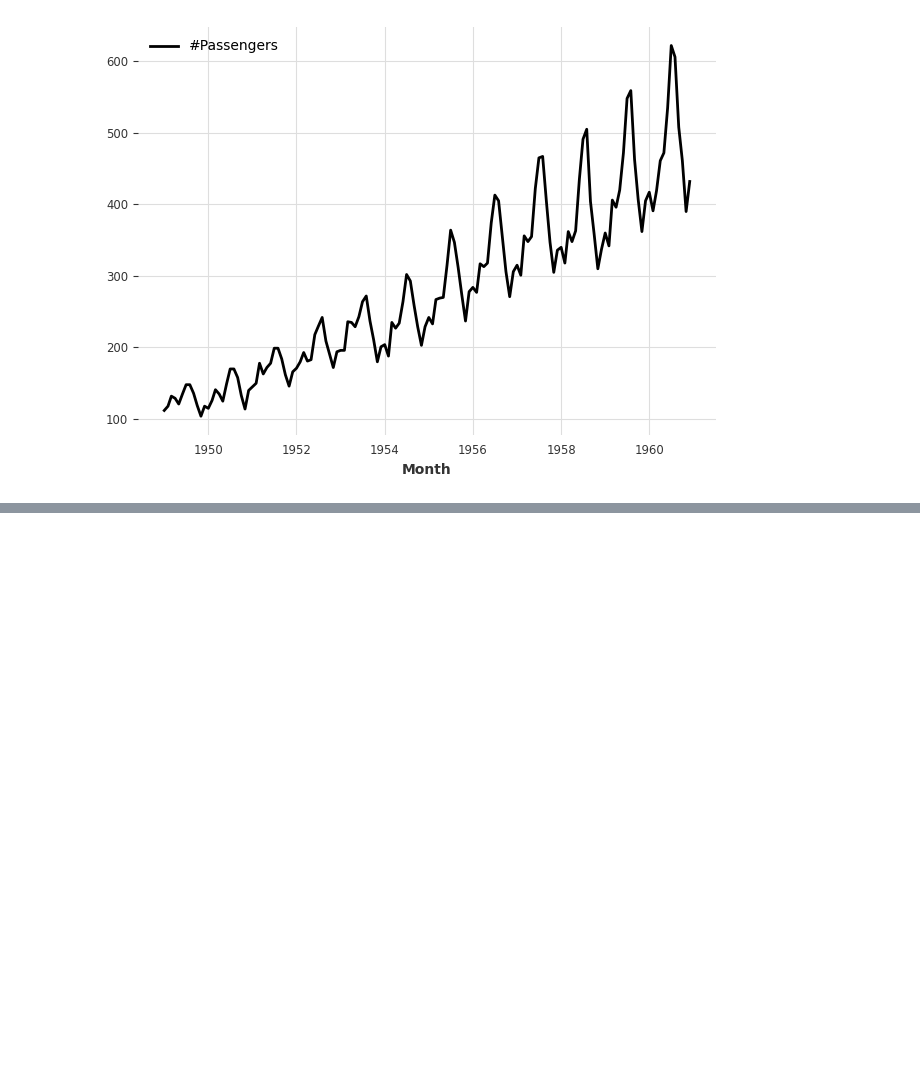
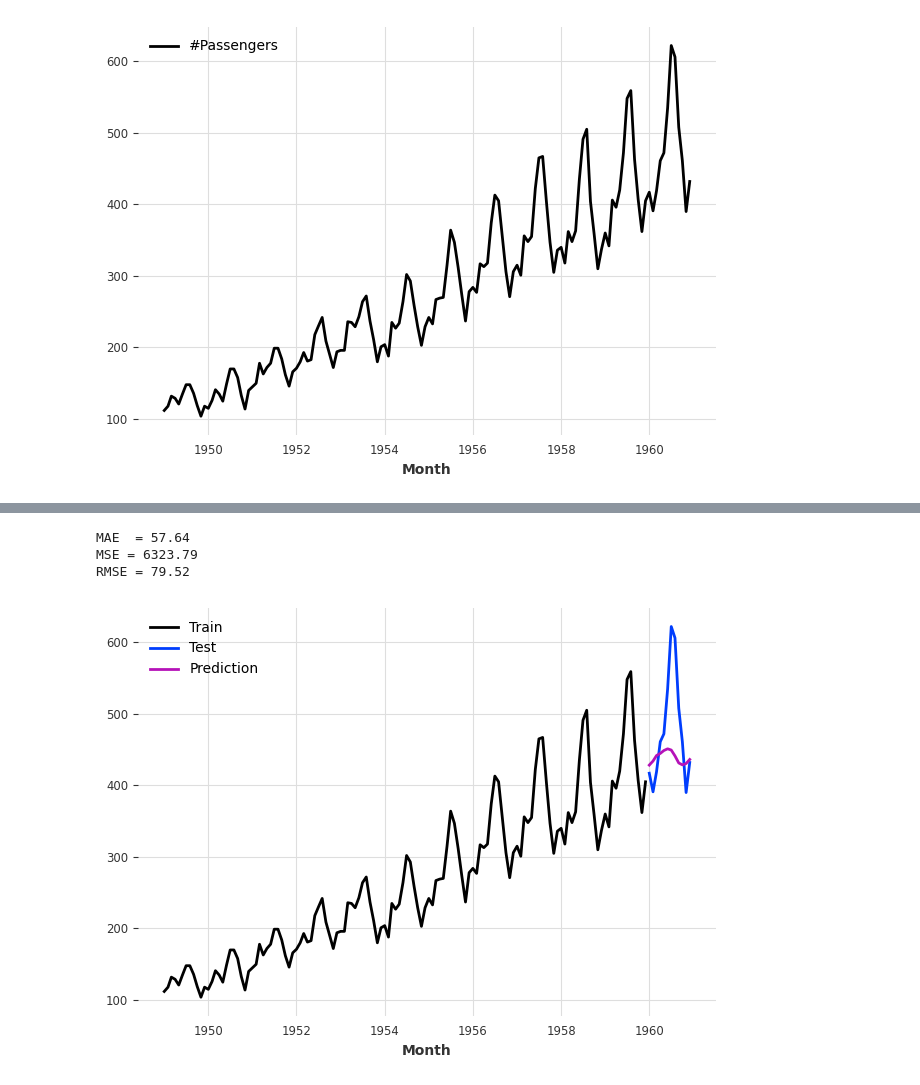
Before and after one commit to MiguelPuntoEs/ufm-python-for-finance, a Jupyter notebook: 12 Series temporales.ipynb, the cells around one changed output, grey strips where cells are left out. Saved outputs shown, nothing was run; the diff lists cells and outputs as text; code cells hidden in the pictures; blank space fills up the shorter version.

```diff
--- a/12 Series temporales.ipynb
+++ b/12 Series temporales.ipynb
@@ -22,0 +68,18 @@ series_train.plot()
+# %%
+from darts.models import NaiveMovingAverage
+
+model = NaiveMovingAverage(input_chunk_length=12)
+
+model.fit(series_train)
+series_pred = model.predict(12)
+
+series_train.plot(label='Train')
+series_test.plot(label='Test')
+series_pred.plot(label='Prediction')
+
+generate_metrics(series_test, series_pred)
+# %% [output]
+MAE  = 57.64
+MSE = 6323.79
+RMSE = 79.52
+[figure, added]
```
Also changed, not shown: parts of 11 cells of this notebook.
